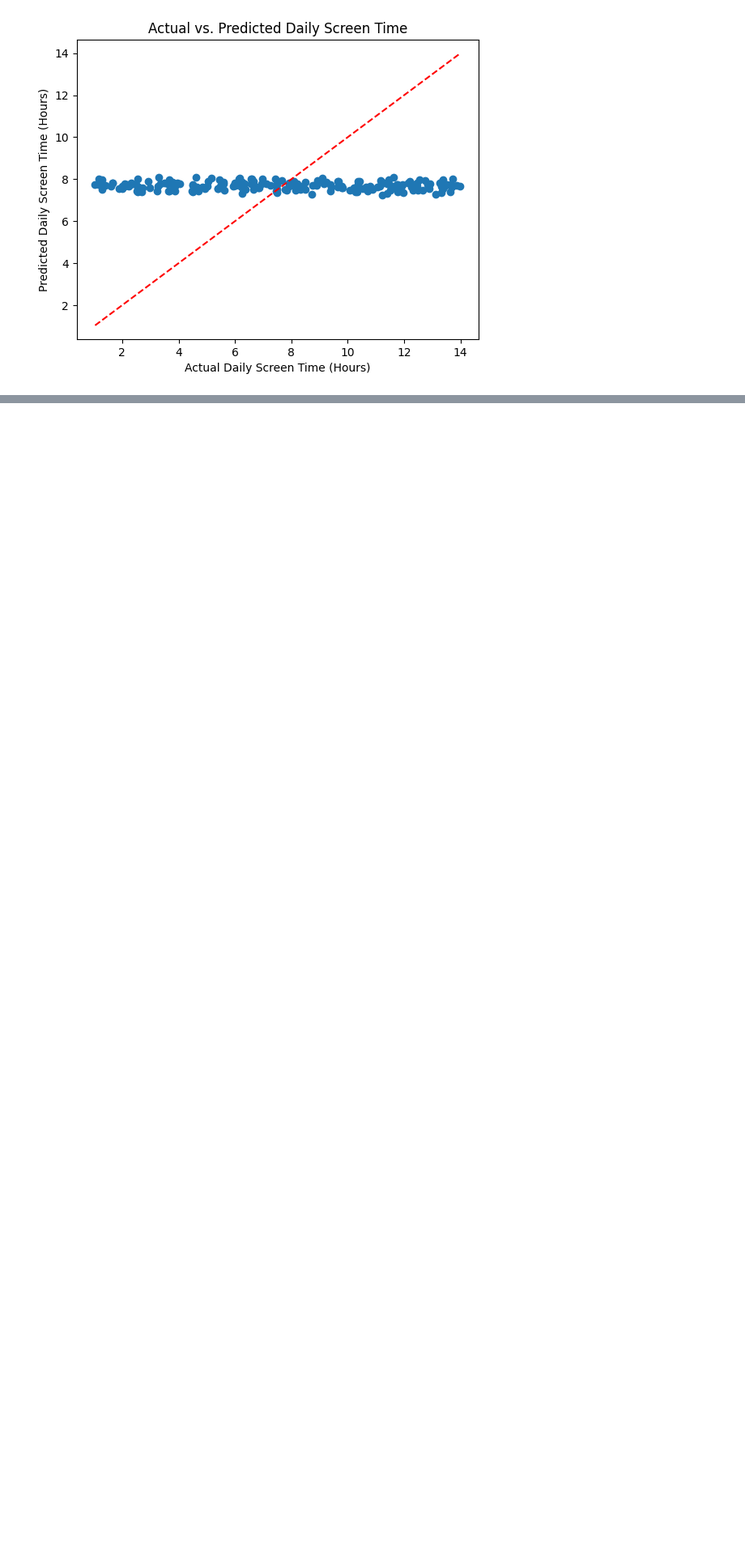
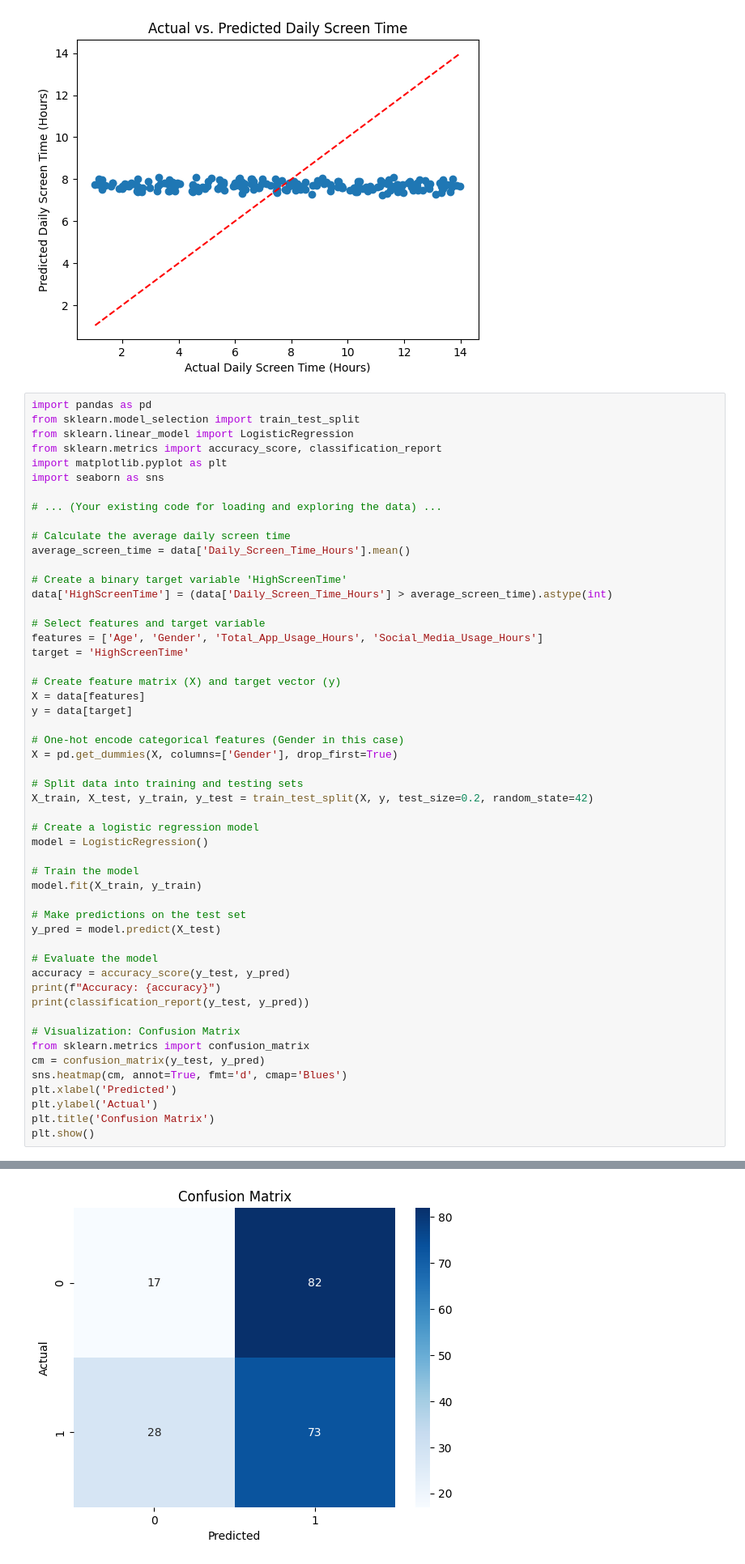
Before and after one commit to Vicky-peace/mobile-device-usage--analysis, a Jupyter notebook: smartphone_usage1.ipynb, the cells around one changed output, grey strips where cells are left out. Shown at 81% size. Saved outputs shown, nothing was run; the diff lists cells and outputs as text; blank space fills up the shorter version.

```diff
--- a/smartphone_usage1.ipynb
+++ b/smartphone_usage1.ipynb
@@ -246,3 +246,56 @@ plt.show()
 Mean Squared Error: 14.2169669899876
 R-squared: -0.012335580321350736
 [figure]
+# %%
+import pandas as pd
+from sklearn.model_selection import train_test_split
+from sklearn.linear_model import LogisticRegression
+from sklearn.metrics import accuracy_score, classification_report
+import matplotlib.pyplot as plt
+import seaborn as sns
+
+# ... (Your existing code for loading and exploring the data) ...
+
+# Calculate the average daily screen time
+average_screen_time = data['Daily_Screen_Time_Hours'].mean()
+
+# Create a binary target variable 'HighScreenTime'
+data['HighScreenTime'] = (data['Daily_Screen_Time_Hours'] > average_screen_time).astype(int)
+
+# Select features and target variable
+features = ['Age', 'Gender', 'Total_App_Usage_Hours', 'Social_Media_Usage_Hours']
+target = 'HighScreenTime'
+
+# Create feature matrix (X) and target vector (y)
+X = data[features]
+y = data[target]
+
+# One-hot encode categorical features (Gender in this case)
+X = pd.get_dummies(X, columns=['Gender'], drop_first=True)
+
+# Split data into training and testing sets
+X_train, X_test, y_train, y_test = train_test_split(X, y, test_size=0.2, random_state=42)
+
+# Create a logistic regression model
+model = LogisticRegression()
+
+# Train the model
+model.fit(X_train, y_train)
+
+# Make predictions on the test set
+y_pred = model.predict(X_test)
+
+# Evaluate the model
+accuracy = accuracy_score(y_test, y_pred)
+print(f"Accuracy: {accuracy}")
+print(classification_report(y_test, y_pred))
+
+# Visualization: Confusion Matrix
+from sklearn.metrics import confusion_matrix
+cm = confusion_matrix(y_test, y_pred)
+sns.heatmap(cm, annot=True, fmt='d', cmap='Blues')
+plt.xlabel('Predicted')
+plt.ylabel('Actual')
+plt.title('Confusion Matrix')
+plt.show()
+# %% [output]
@@ -248,0 +311 @@ R-squared: -0.012335580321350736
+[figure, added]
```
Also changed, not shown: parts of 2 cells of this notebook.
